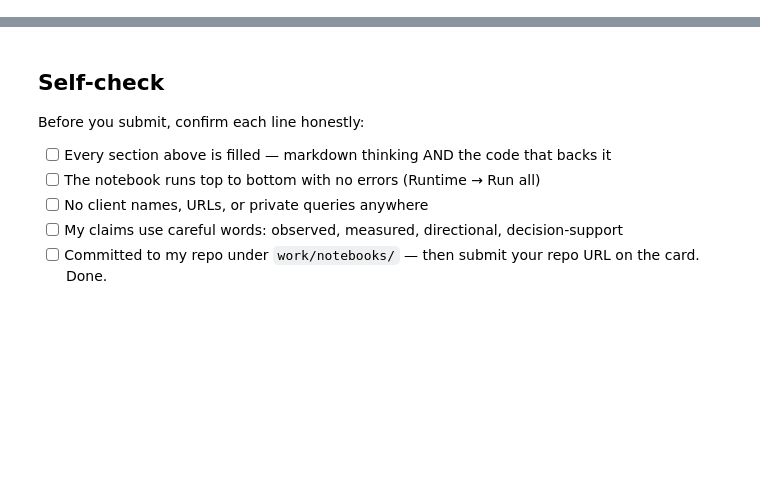
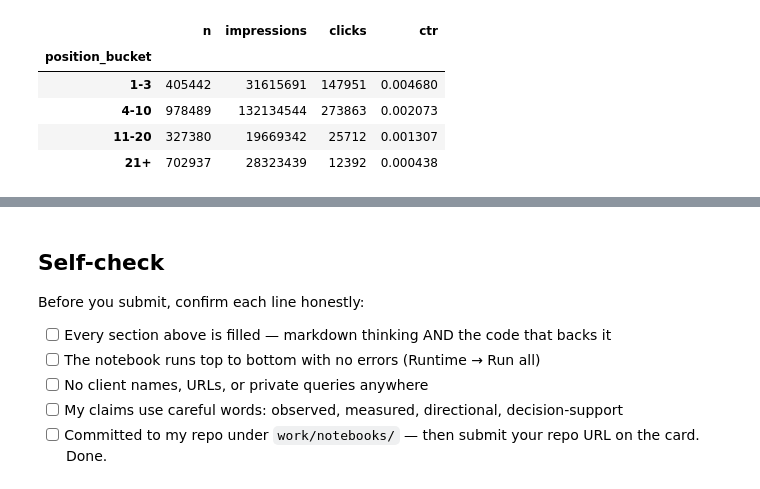
Before and after one commit to barak-hub/flyrank-ml-internship, a Jupyter notebook: work/notebooks/w04_baseline_score.ipynb, the cells around one changed output, grey strips where cells are left out. Cells and saved outputs as stored; diff of their text form; code cells hidden in the pictures; blank space fills up the shorter version.

```diff
--- a/work/notebooks/w04_baseline_score.ipynb
+++ b/work/notebooks/w04_baseline_score.ipynb
@@ -12,0 +67,9 @@ This skeleton is yours to fill. Work the sections **in order** — each one has
+# %%
+# Calculate CTR before running the signal checks
+df["ctr_90d"] = (
+    df["clicks_90d"] /
+    df["impressions_90d"].replace(0, float("nan"))
+)
+
+print("CTR column created successfully!")
+print(df[["impressions_90d", "clicks_90d", "ctr_90d"]].head())
@@ -12,0 +84,38 @@ This skeleton is yours to fill. Work the sections **in order** — each one has
+# %%
+import pandas as pd
+import numpy as np
+
+signal1 = df[
+    (df["impressions_90d"] > 0) &
+    (df["avg_position_90d"].notna())
+].copy()
+
+signal1["position_bucket"] = pd.cut(
+    signal1["avg_position_90d"],
+    bins=[0, 3, 10, 20, np.inf],
+    labels=["1-3", "4-10", "11-20", "21+"],
+    include_lowest=True
+)
+
+signal1_table = (
+    signal1.groupby("position_bucket", observed=True)
+    .agg(
+        n=("ctr_90d", "size"),
+        impressions=("impressions_90d", "sum"),
+        clicks=("clicks_90d", "sum")
+    )
+)
+
+signal1_table["ctr"] = (
+    signal1_table["clicks"] /
+    signal1_table["impressions"]
+)
+
+display(signal1_table)
+# %% [output]
+|  | n | impressions | clicks | ctr |
+| position_bucket |  |  |  |  |
+| 1-3 | 405442 | 31615691 | 147951 | 0.004680 |
+| 4-10 | 978489 | 132134544 | 273863 | 0.002073 |
+| 11-20 | 327380 | 19669342 | 25712 | 0.001307 |
+| 21+ | 702937 | 28323439 | 12392 | 0.000438 |
```
Also changed, not shown: parts of 27 cells of this notebook.
